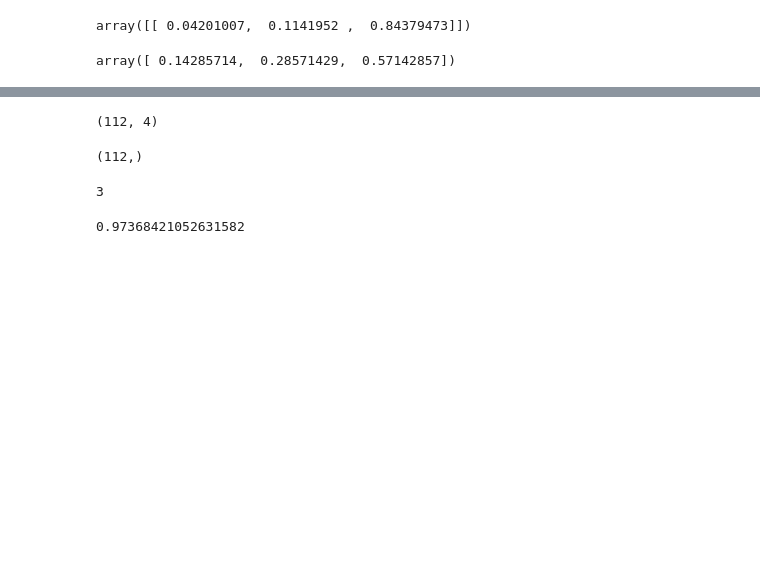
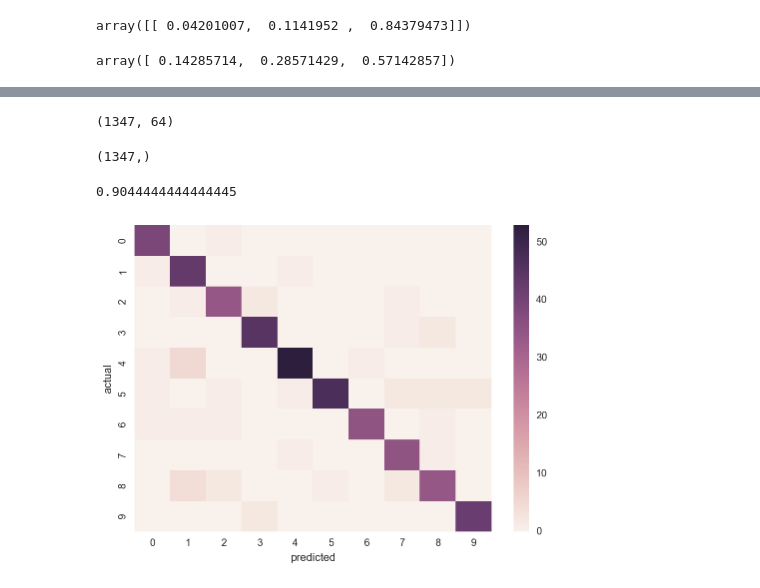
Before and after one commit to WhalerWatch/theano-ramblings, a Jupyter notebook: theano_tutorial.ipynb, the cells around one changed output, grey strips where cells are left out. Saved outputs shown, nothing was run; the diff lists cells and outputs as text; code cells hidden in the pictures; blank space fills up the shorter version.

```diff
--- a/theano_tutorial.ipynb
+++ b/theano_tutorial.ipynb
@@ -215,19 +220,19 @@ from theano import config
 config.optimizer = 'None'
 config.exception_verbosity = 'high'
 # %%
-class Softmax:
+class LogisticRegression:
 
-    def __init__(self, lrate=1e-3, n_iter=100):
+    def __init__(self, lrate=1e-3, n_iter=1000):
         self.lrate = lrate
         self.n_iter = n_iter
 
     def fit(self, Xd, yd, k):
-        X = T.matrix('X')
+        X = T.dmatrix('X')
         y = T.ivector('y')
         N, d = Xd.shape
 
         self.W = shared(randn(d, k), 'W') # weights
-        self.b = shared(randn(1, k), 'b', broadcastable=(True,False)) # biases
+        self.b = shared(0., 'b') # bias
 
         # N x k matrix of hypotheses
         self.H = T.nnet.softmax(T.dot(X, self.W) + self.b)
@@ -266,22 +273,19 @@ class Softmax:
+# %%
+data = load_digits()
 # %%
 Xtrain, Xtest, ytrain, ytest = (
     train_test_split(data['data'], data['target']))
 # %%
 Xtrain.shape
 # %% [output]
-(112, 4)
+(1347, 64)
 # %%
 ytrain.shape
 # %% [output]
-(112,)
+(1347,)
-# %%
-k = len(np.unique(ytrain))
-k
-# %% [output]
-3
 # %%
-clf = Softmax(n_iter=10000)
-clf.fit(Xtrain, ytrain, k)
+clf = LogisticRegression(lrate=0.01, n_iter=1000)
+clf.fit(Xtrain, ytrain, 10)
 (clf.predict(Xtest) == ytest).mean()
 # %% [output]
-0.97368421052631582
+0.9044444444444445
@@ -287,0 +296,6 @@ clf.fit(Xtrain, ytrain, k)
+# %%
+sns.heatmap(confusion_matrix(ytest, clf.predict(Xtest)))
+plt.xlabel('predicted')
+plt.ylabel('actual');
+# %% [output]
+[figure, added]
```
Also changed, not shown: parts of 14 cells of this notebook.
